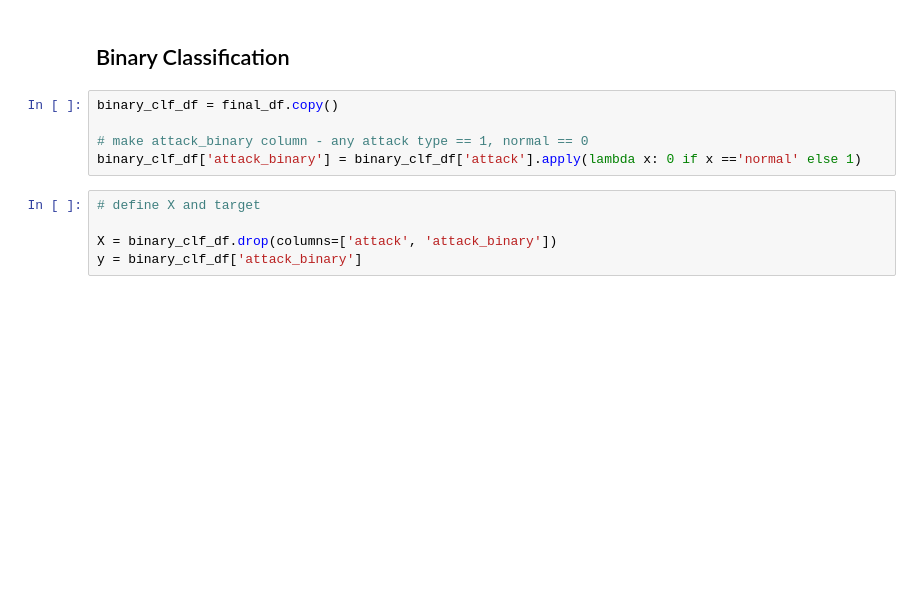
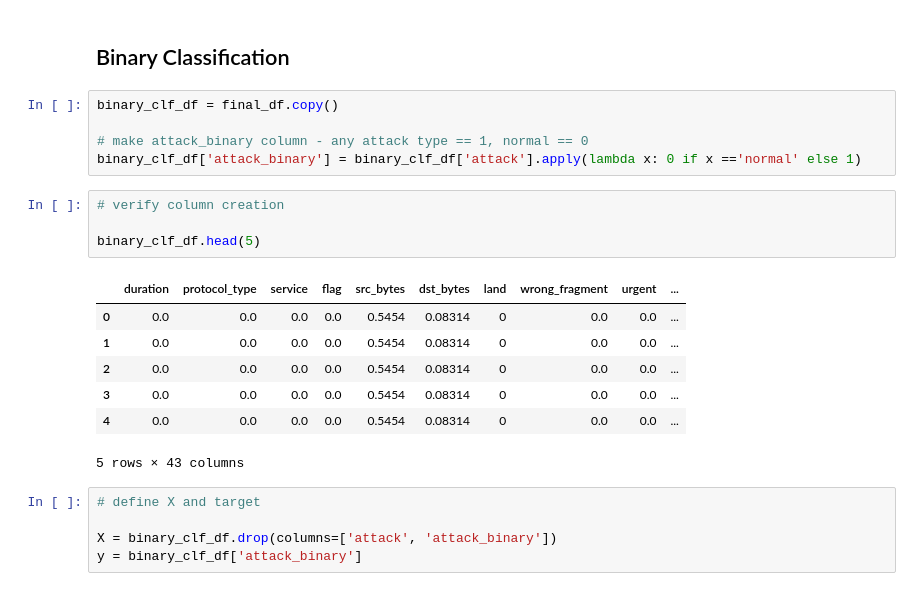
Before and after one commit to moraditya/network-intrusion-detection-system-XGBoost, a Jupyter notebook: models/network-intrusion-system-XGBoost.ipynb, the cells around one changed output. Saved outputs shown, nothing was run; the diff lists cells and outputs as text; blank space fills up the shorter version.

```diff
--- a/models/network-intrusion-system-XGBoost.ipynb
+++ b/models/network-intrusion-system-XGBoost.ipynb
@@ -139,6 +139,18 @@ binary_clf_df = final_df.copy()
 
 # make attack_binary column - any attack type == 1, normal == 0
 binary_clf_df['attack_binary'] = binary_clf_df['attack'].apply(lambda x: 0 if x =='normal' else 1)
+# %%
+# verify column creation
+
+binary_clf_df.head(5)
+# %% [output]
+|  | duration | protocol_type | service | flag | src_bytes | dst_bytes | land | wrong_fragment | urgent | ... |
+| 0 | 0.0 | 0.0 | 0.0 | 0.0 | 0.5454 | 0.08314 | 0 | 0.0 | 0.0 | ... |
+| 1 | 0.0 | 0.0 | 0.0 | 0.0 | 0.5454 | 0.08314 | 0 | 0.0 | 0.0 | ... |
+| 2 | 0.0 | 0.0 | 0.0 | 0.0 | 0.5454 | 0.08314 | 0 | 0.0 | 0.0 | ... |
+| 3 | 0.0 | 0.0 | 0.0 | 0.0 | 0.5454 | 0.08314 | 0 | 0.0 | 0.0 | ... |
+| 4 | 0.0 | 0.0 | 0.0 | 0.0 | 0.5454 | 0.08314 | 0 | 0.0 | 0.0 | ... |
+5 rows × 43 columns
 # %%
 # define X and target
 
```
Also changed, not shown: parts of 13 cells of this notebook.
